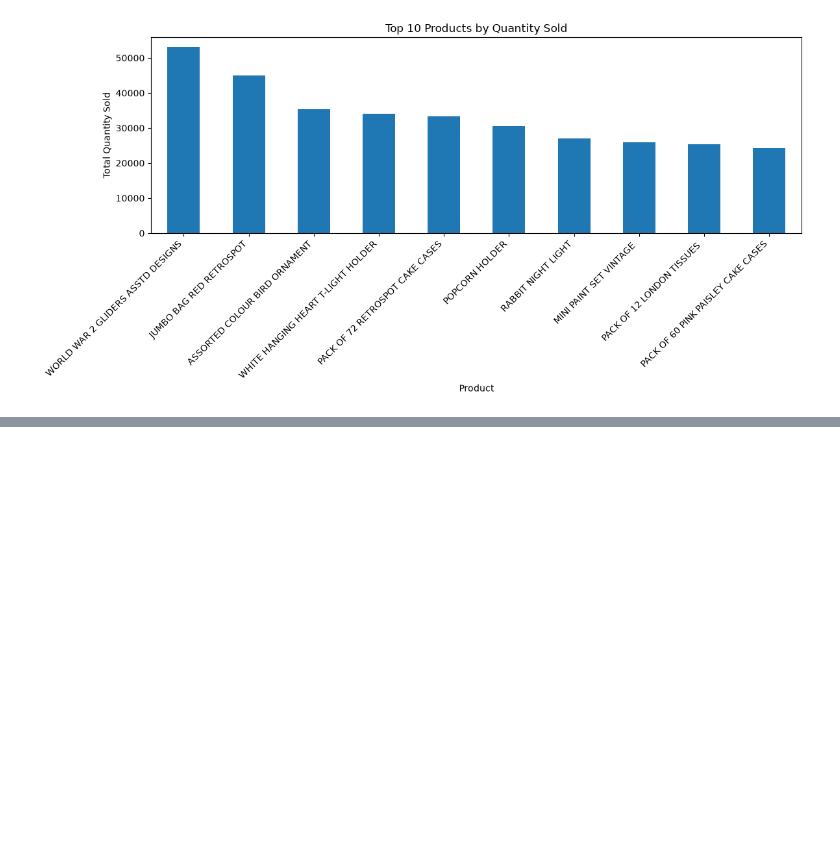
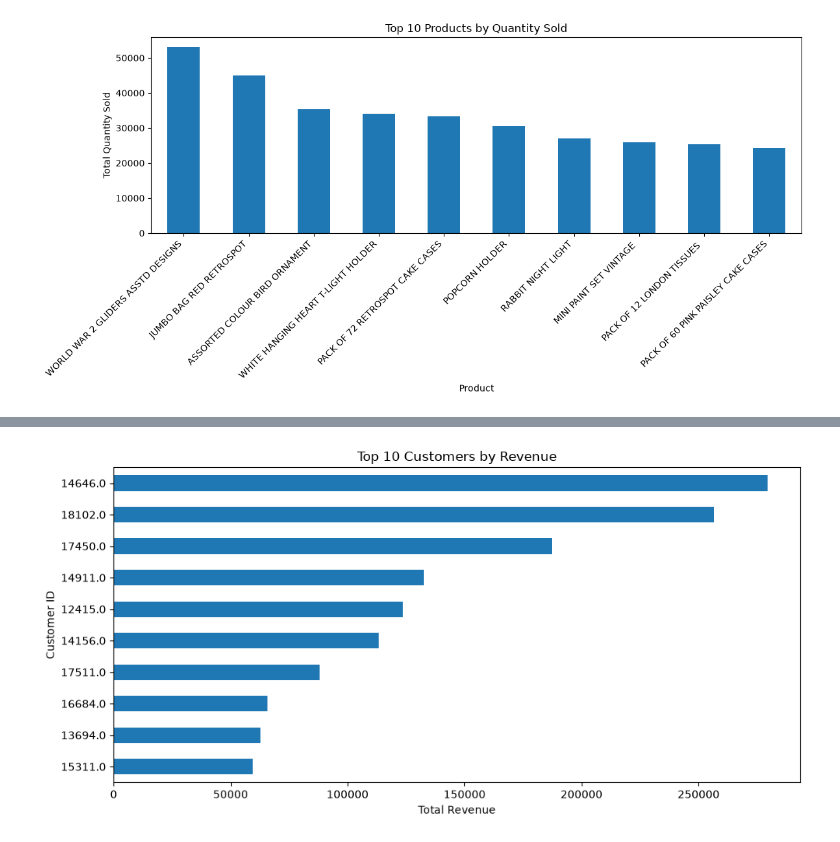
Before and after one commit to Shreyaa712/ecommerce-sales-analysis, a Jupyter notebook: notebooks/05_eda.ipynb, the cells around one changed output, grey strips where cells are left out. Cells and saved outputs as stored; diff of their text form; code cells hidden in the pictures; blank space fills up the shorter version.

```diff
--- a/notebooks/05_eda.ipynb
+++ b/notebooks/05_eda.ipynb
@@ -89,0 +228,13 @@ plt.show()
+# %%
+top_customers = customer_sales.head(10)
+
+plt.figure(figsize=(10, 5))
+top_customers.sort_values().plot(kind="barh")
+
+plt.title("Top 10 Customers by Revenue")
+plt.xlabel("Total Revenue")
+plt.ylabel("Customer ID")
+plt.tight_layout()
+plt.show()
+# %% [output]
+[figure, added]
```
Also changed, not shown: parts of 26 cells of this notebook, 1 other file.
